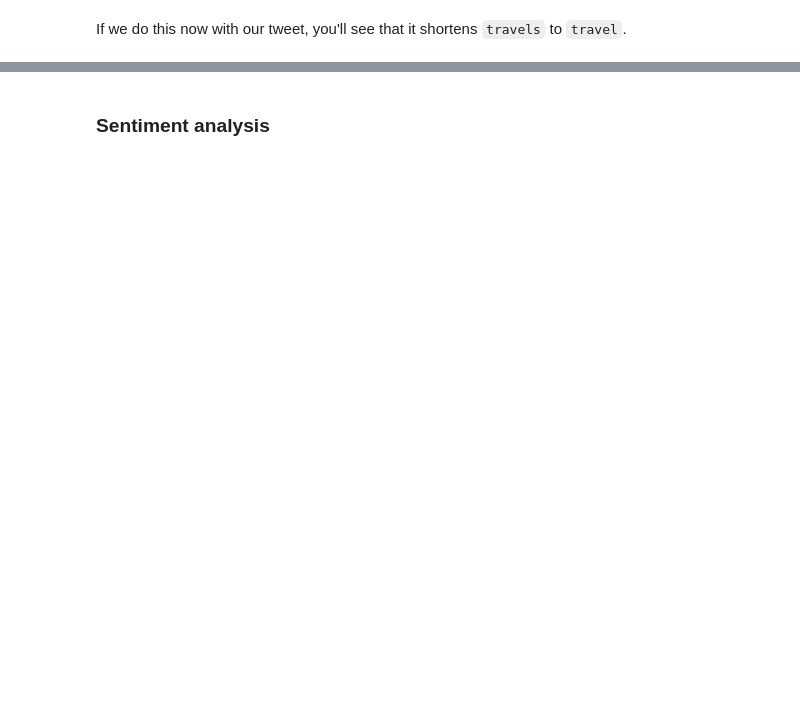
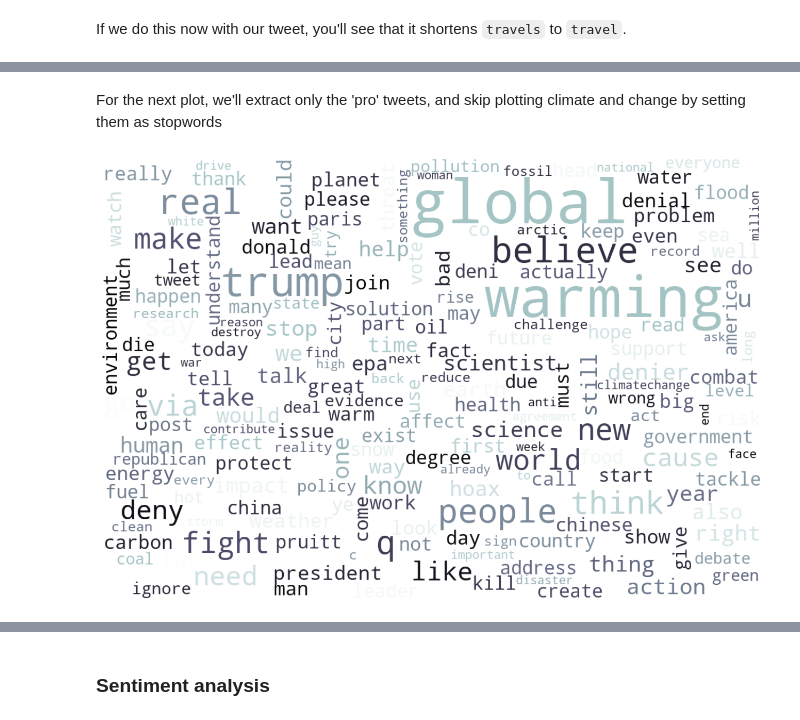
Before and after one commit to simonbrewer/MAGIC_AI_Workshop, a Jupyter notebook: Lab03_NLP/MAGIC_03_NLP.ipynb, the cells around one changed output, grey strips where cells are left out. Cells and saved outputs as stored; diff of their text form; code cells hidden in the pictures; blank space fills up the shorter version.

```diff
--- a/Lab03_NLP/MAGIC_03_NLP.ipynb
+++ b/Lab03_NLP/MAGIC_03_NLP.ipynb
@@ -199,0 +240,7 @@ plt.show()
+# %% [markdown]
+For the next plot, we'll extract only the 'pro' tweets, and skip plotting climate and change by setting them as stopwords
+# %%
+dat_pos = dat[dat['sentiment']==1]
+draw_cloud(dat_pos['text_clean'], stopwords=['climate', 'change'])
+# %% [output]
+[figure, added]
```
Also changed, not shown: parts of 70 cells of this notebook, 1 other file.
